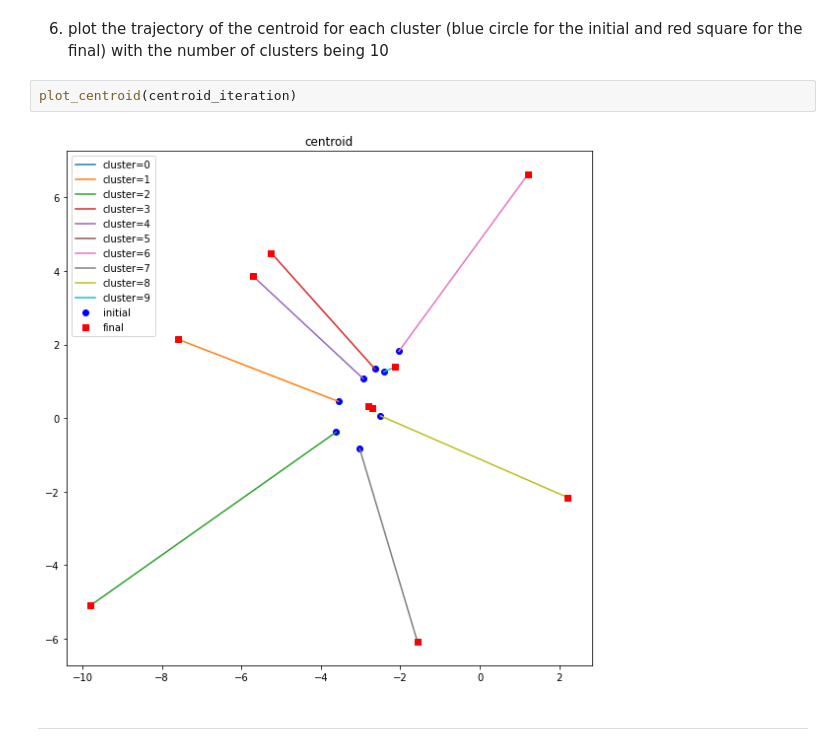
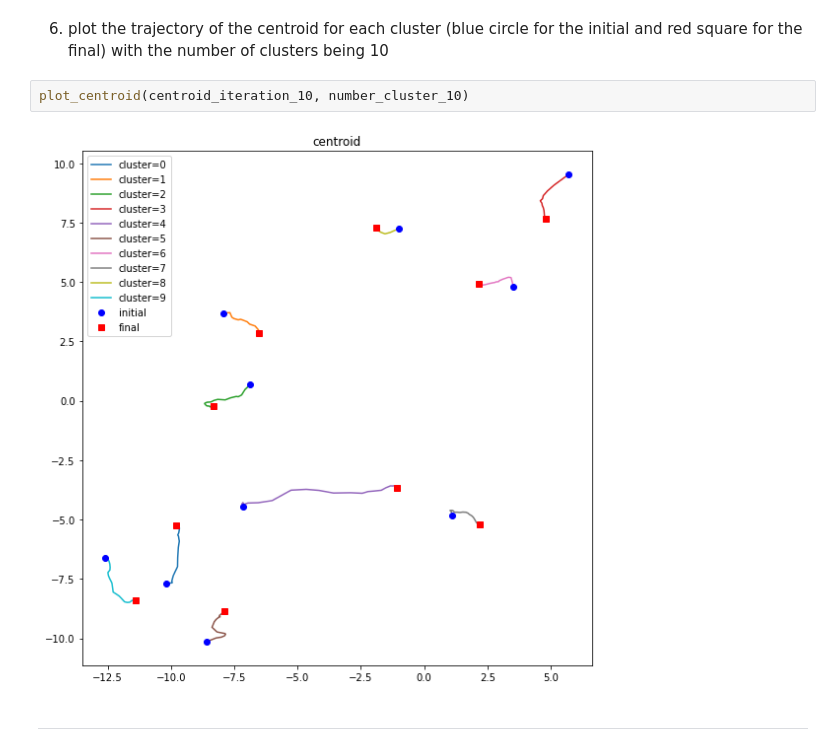
Before and after one commit to heji0826/assignment-machine-learning, a Jupyter notebook: 11/assignment_11.ipynb, the cells around one changed output. Saved outputs shown, nothing was run; the diff lists cells and outputs as text.

```diff
--- a/11/assignment_11.ipynb
+++ b/11/assignment_11.ipynb
@@ -312,10 +292,10 @@ plot_loss_curve(loss_iteration)
 ***
 # %% [markdown]
 6. plot the trajectory of the centroid for each cluster (blue circle for the initial and red square for the final) with the number of clusters being 10
-# %%
-plot_centroid(centroid_iteration)
-# %% [output]
-[figure, removed]
+# %%
+plot_centroid(centroid_iteration_10, number_cluster_10)
+# %% [output]
+[figure, added]
 # %% [markdown]
 ***
 # %% [markdown]
```
Also changed, not shown: parts of 4 cells of this notebook.
